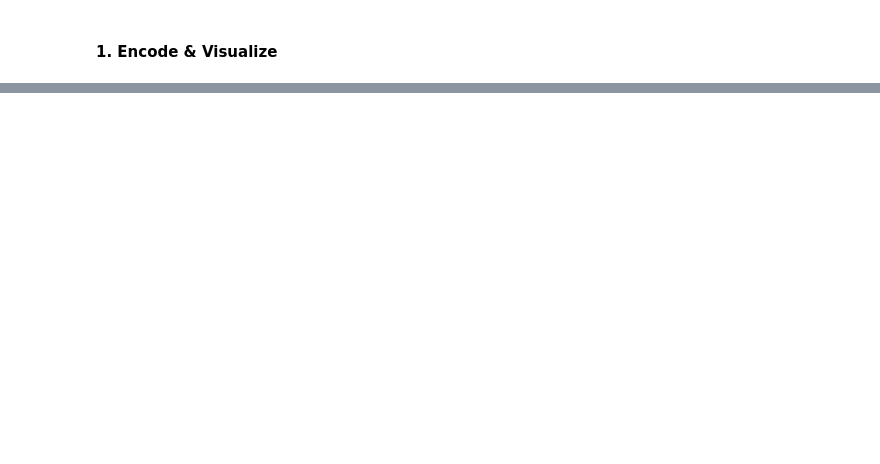
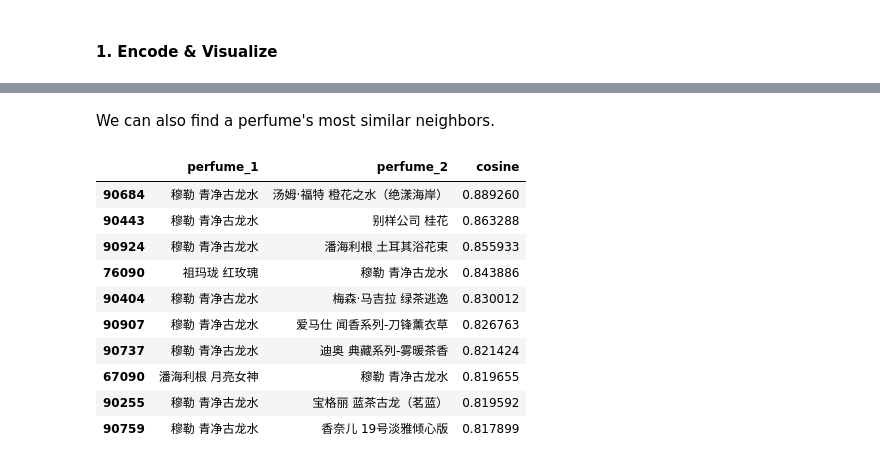
Before and after one commit to xinbo-w/Neural-Network-Sniffs, a Jupyter notebook: Perfume Modeling.ipynb, the cells around one changed output, grey strips where cells are left out. Cells and saved outputs as stored; diff of their text form; code cells hidden in the pictures; blank space fills up the shorter version.

```diff
--- a/Perfume Modeling.ipynb
+++ b/Perfume Modeling.ipynb
@@ -830,0 +484,17 @@ weighted avg       0.71      0.72      0.71      3598
+# %% [markdown]
+We can also find a perfume's most similar neighbors.
+# %%
+pair_cosine_dist[(pair_cosine_dist['perfume_1']=='穆勒 青净古龙水')|
+                 (pair_cosine_dist['perfume_2']=='穆勒 青净古龙水')].nlargest(10,'cosine')
+# %% [output]
+|  | perfume_1 | perfume_2 | cosine |
+| 90684 | 穆勒 青净古龙水 | 汤姆·福特 橙花之水（绝漾海岸） | 0.889260 |
+| 90443 | 穆勒 青净古龙水 | 别样公司 桂花 | 0.863288 |
+| 90924 | 穆勒 青净古龙水 | 潘海利根 土耳其浴花束 | 0.855933 |
+| 76090 | 祖玛珑 红玫瑰 | 穆勒 青净古龙水 | 0.843886 |
+| 90404 | 穆勒 青净古龙水 | 梅森·马吉拉 绿茶逃逸 | 0.830012 |
+| 90907 | 穆勒 青净古龙水 | 爱马仕 闻香系列-刀锋薰衣草 | 0.826763 |
+| 90737 | 穆勒 青净古龙水 | 迪奥 典藏系列-雾暖茶香 | 0.821424 |
+| 67090 | 潘海利根 月亮女神 | 穆勒 青净古龙水 | 0.819655 |
+| 90255 | 穆勒 青净古龙水 | 宝格丽 蓝茶古龙（茗蓝） | 0.819592 |
+| 90759 | 穆勒 青净古龙水 | 香奈儿 19号淡雅倾心版 | 0.817899 |
```
Also changed, not shown: parts of 57 cells of this notebook, 2 other files.
